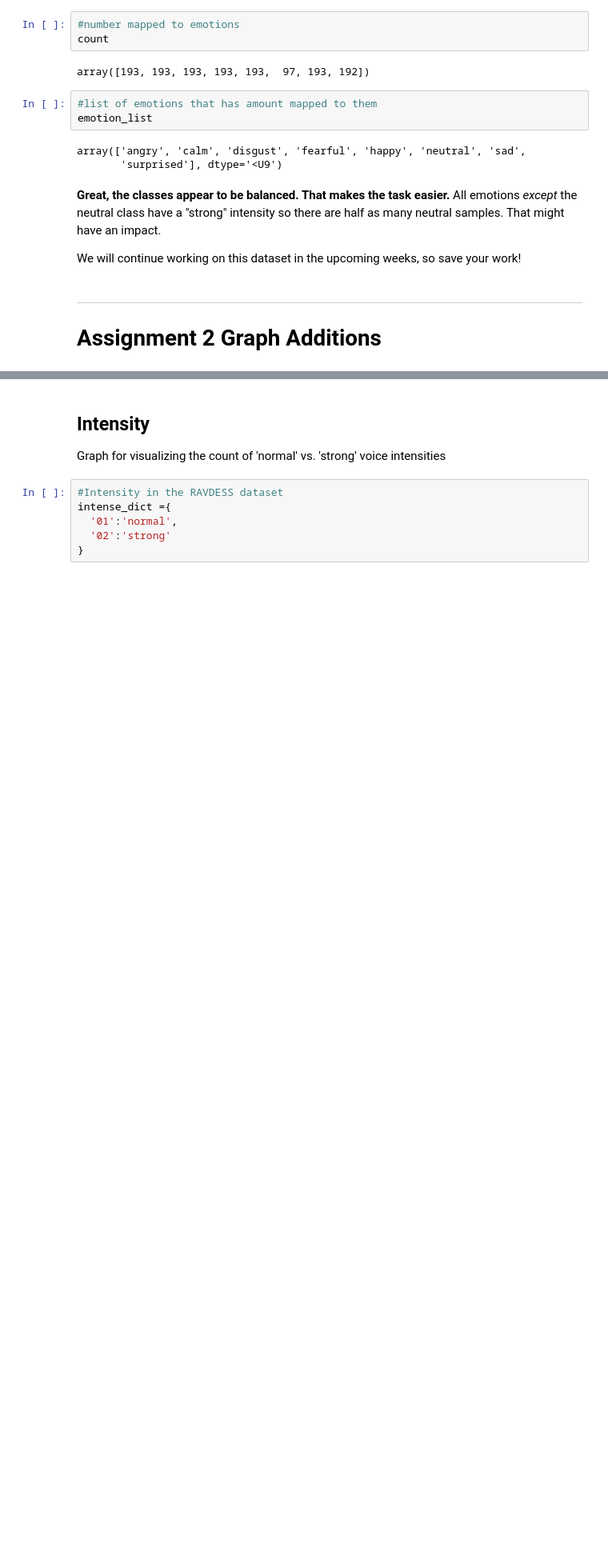
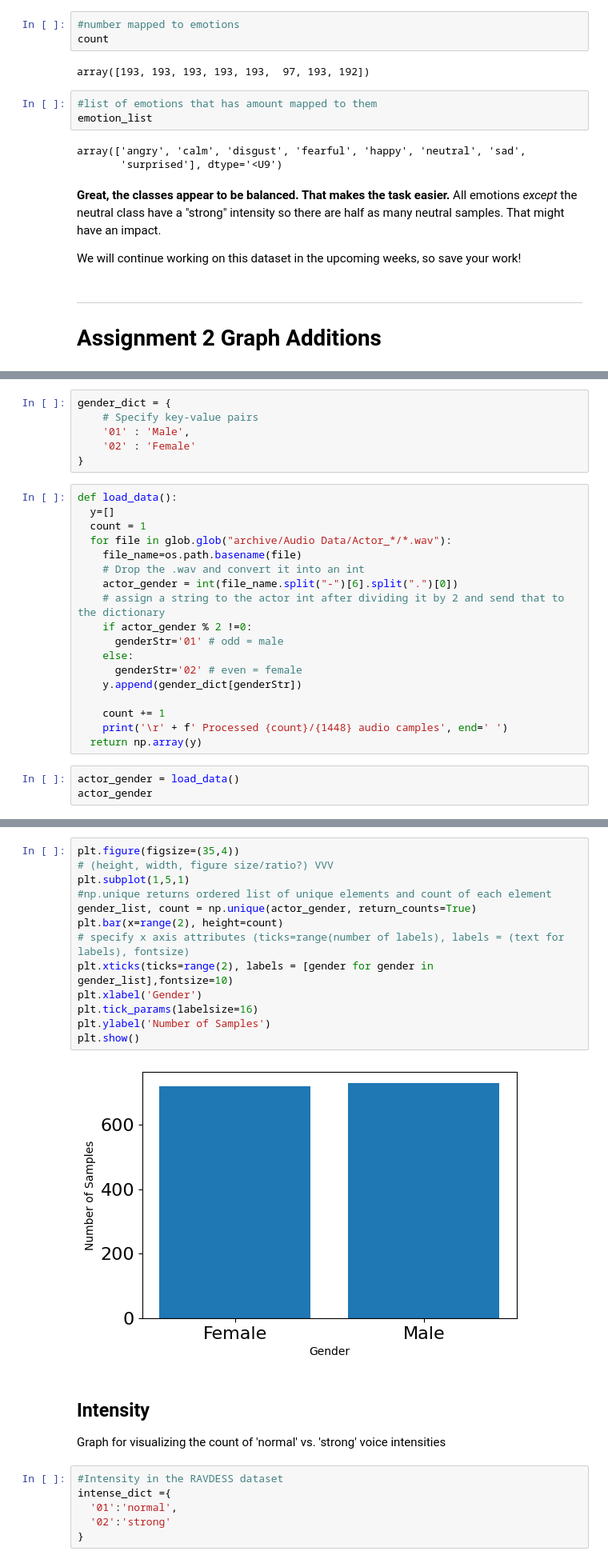
Before and after one commit to cda79/Week2-DataPreprocessing, a Jupyter notebook: Week 2.ipynb, the cells around one changed output, grey strips where cells are left out. Shown at 80% size. Cells and saved outputs as stored; diff of their text form; blank space fills up the shorter version.

Commit message:
Gender graph added successfully

```diff
--- a/Week 2.ipynb
+++ b/Week 2.ipynb
@@ -620,0 +620,27 @@ We will continue working on this dataset in the upcoming weeks, so save your wor
+# %%
+gender_dict = {
+    # Specify key-value pairs
+    '01' : 'Male',
+    '02' : 'Female'
+}
+# %%
+def load_data():
+  y=[]
+  count = 1
+  for file in glob.glob("archive/Audio Data/Actor_*/*.wav"):
+    file_name=os.path.basename(file)
+    # Drop the .wav and convert it into an int
+    actor_gender = int(file_name.split("-")[6].split(".")[0])
+    # assign a string to the actor int after dividing it by 2 and send that to the dictionary
+    if actor_gender % 2 !=0:
+      genderStr='01' # odd = male
+    else:
+      genderStr='02' # even = female
+    y.append(gender_dict[genderStr])
+
+    count += 1
+    print('\r' + f' Processed {count}/{1448} audio camples', end=' ')
+  return np.array(y)
+# %%
+actor_gender = load_data()
+actor_gender
@@ -621,3 +653,18 @@ We will continue working on this dataset in the upcoming weeks, so save your wor
+# %%
+plt.figure(figsize=(35,4))
+# (height, width, figure size/ratio?) VVV
+plt.subplot(1,5,1)
+#np.unique returns ordered list of unique elements and count of each element
+gender_list, count = np.unique(actor_gender, return_counts=True)
+plt.bar(x=range(2), height=count)
+# specify x axis attributes (ticks=range(number of labels), labels = (text for labels), fontsize)
+plt.xticks(ticks=range(2), labels = [gender for gender in gender_list],fontsize=10)
+plt.xlabel('Gender')
+plt.tick_params(labelsize=16)
+plt.ylabel('Number of Samples')
+plt.show()
+# %% [output]
+[figure, added]
 # %% [markdown]
 ## Intensity
 Graph for visualizing the count of 'normal' vs. 'strong' voice intensities
```
Also changed, not shown: parts of 11 cells of this notebook.
